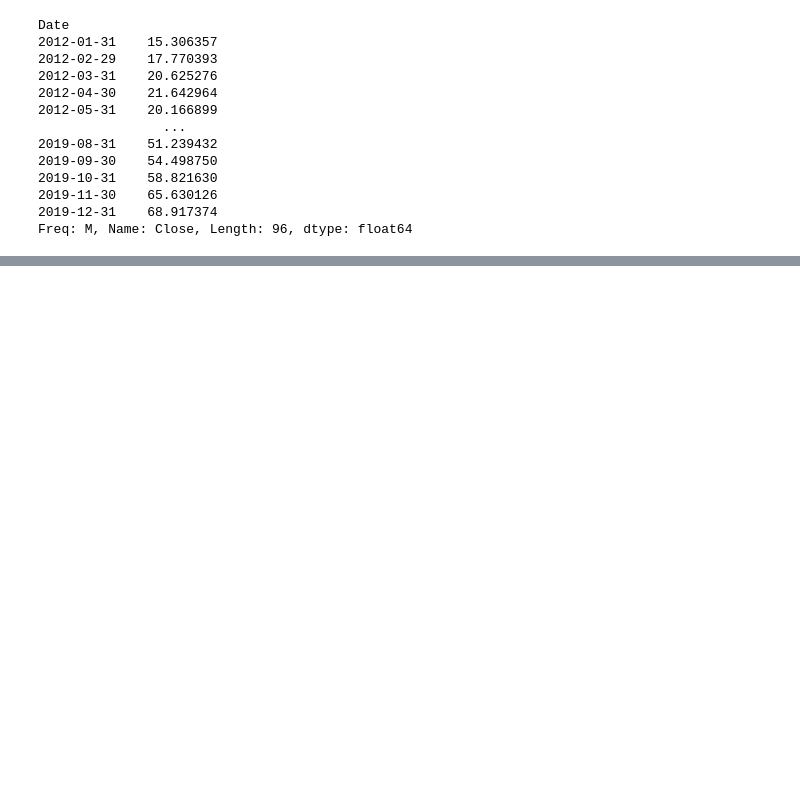
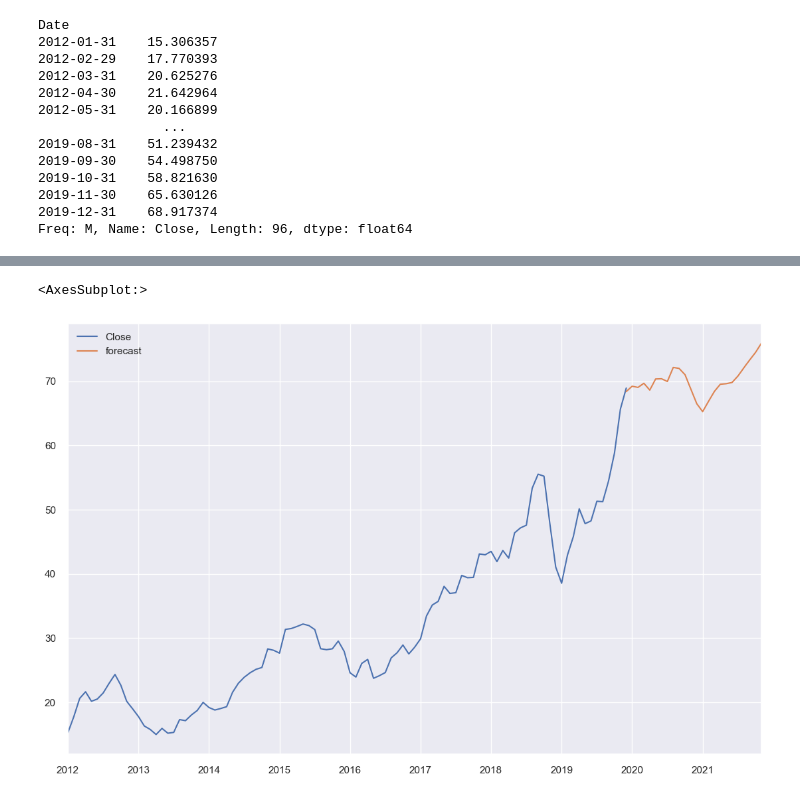
Before and after one commit to sohan-hossain/SARIMA, a Jupyter notebook: Predict stock price using Time Series analysis with SARIMA model.ipynb, the cells around one changed output, grey strips where cells are left out. Cells and saved outputs as stored; diff of their text form; code cells hidden in the pictures; blank space fills up the shorter version.

```diff
--- a/Predict stock price using Time Series analysis with SARIMA model.ipynb
+++ b/Predict stock price using Time Series analysis with SARIMA model.ipynb
@@ -1024,0 +973,13 @@ CONVERGENCE: REL_REDUCTION_OF_F_<=_FACTR*EPSMCH
+# %%
+from pandas.tseries.offsets import DateOffset
+future_dates=[monthly_data.index[-1]+ DateOffset(months=x)for x in range(0,24)]
+# %%
+future_datest_df=pd.DataFrame(index=future_dates[1:],columns=monthly_data.columns)
+# %%
+future_df=pd.concat([monthly_data,future_datest_df])
+# %%
+future_df['forecast'] = results.predict(start =95, end = 170)
+future_df[['Close', 'forecast']].plot(figsize=(12, 8))
+# %% [output]
+<AxesSubplot:>
+[figure, added]
```
Also changed, not shown: parts of 14 cells of this notebook.
